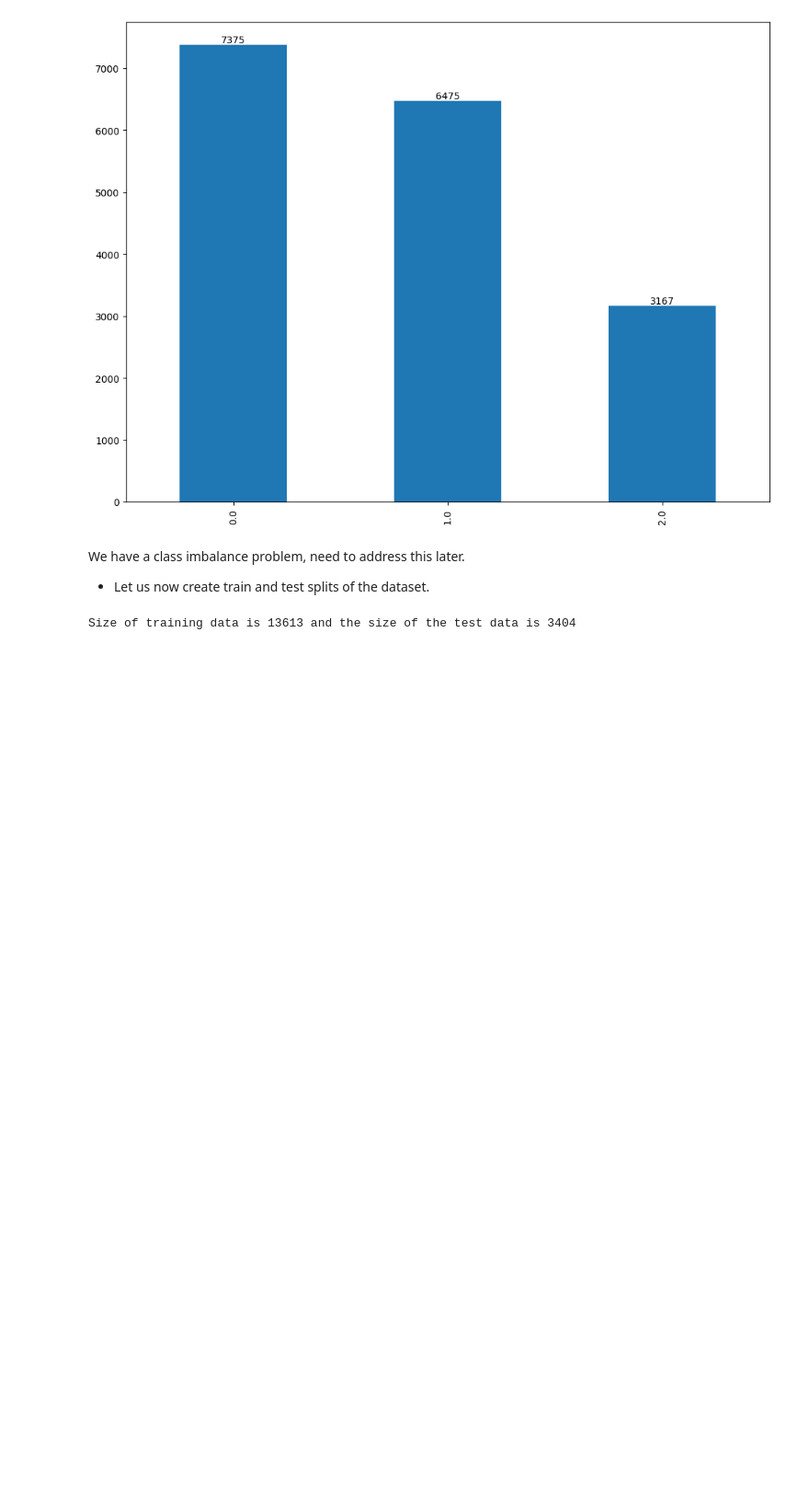
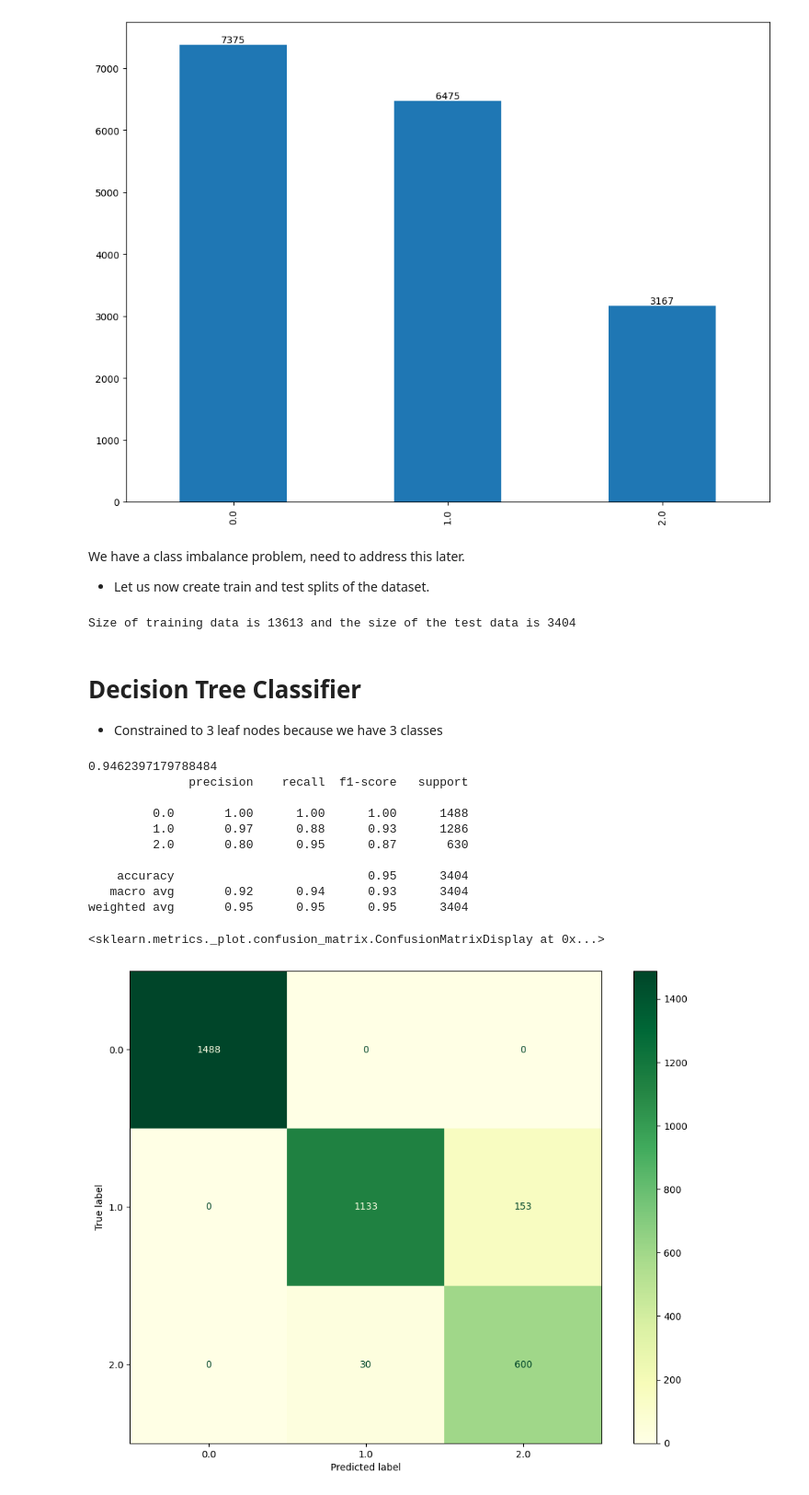
Before and after one commit to karthikvadlamani/rotten-tomatoes-movie-classification, a Jupyter notebook: rotten_tomatoes.ipynb, the cells around one changed output. Shown at 92% size. Cells and saved outputs as stored; diff of their text form; code cells hidden in the pictures; blank space fills up the shorter version.

Commit message:
[Rotten Tomatoes] Decision Tree and Random Forest

```diff
--- a/rotten_tomatoes.ipynb
+++ b/rotten_tomatoes.ipynb
@@ -174,3 +177,36 @@ X_train, X_test, y_train, y_test = train_test_split(df_feature.drop(['tomatomete
 print(f'Size of training data is {len(X_train)} and the size of the test data is {len(X_test)}')
 # %% [output]
 Size of training data is 13613 and the size of the test data is 3404
+# %% [markdown]
+# Decision Tree Classifier
+- Constrained to 3 leaf nodes because we have 3 classes
+# %%
+# Initialize the tree classifier
+tree_3_leaf = DecisionTreeClassifier(max_leaf_nodes=3, random_state=2)
+
+# Train the classifier on training data
+tree_3_leaf.fit(X_train, y_train)
+
+# Predict the test data with the trained model
+y_predict = tree_3_leaf.predict(X_test)
+
+# Print accuracy and classification report on test data
+print(accuracy_score(y_test, y_predict))
+print(classification_report(y_test, y_predict))
+
+# Plot confusion matrix on test data
+fig, ax = plt.subplots(figsize=(12,9))
+plot_confusion_matrix(tree_3_leaf, X_test, y_test, cmap = 'YlGn', ax=ax)
+# %% [output]
+0.9462397179788484
+              precision    recall  f1-score   support
+
+         0.0       1.00      1.00      1.00      1488
+         1.0       0.97      0.88      0.93      1286
+         2.0       0.80      0.95      0.87       630
+
+    accuracy                           0.95      3404
+   macro avg       0.92      0.94      0.93      3404
+weighted avg       0.95      0.95      0.95      3404
+<sklearn.metrics._plot.confusion_matrix.ConfusionMatrixDisplay at 0x...>
+[figure, added]
```
Also changed, not shown: parts of 6 cells of this notebook.
